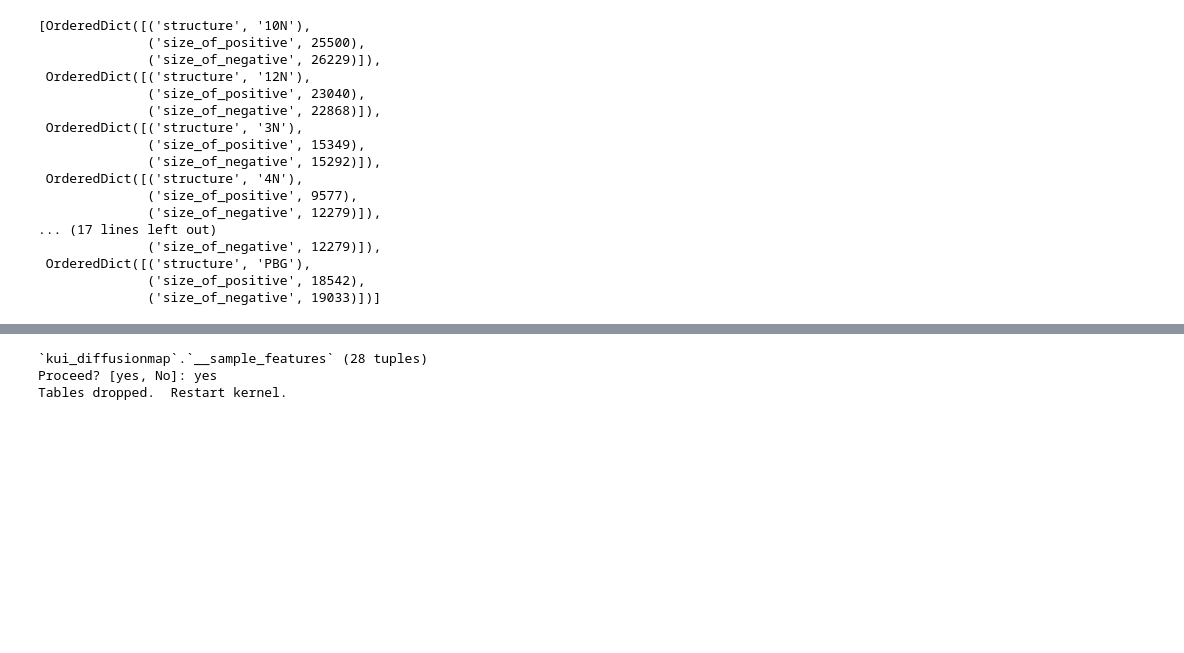
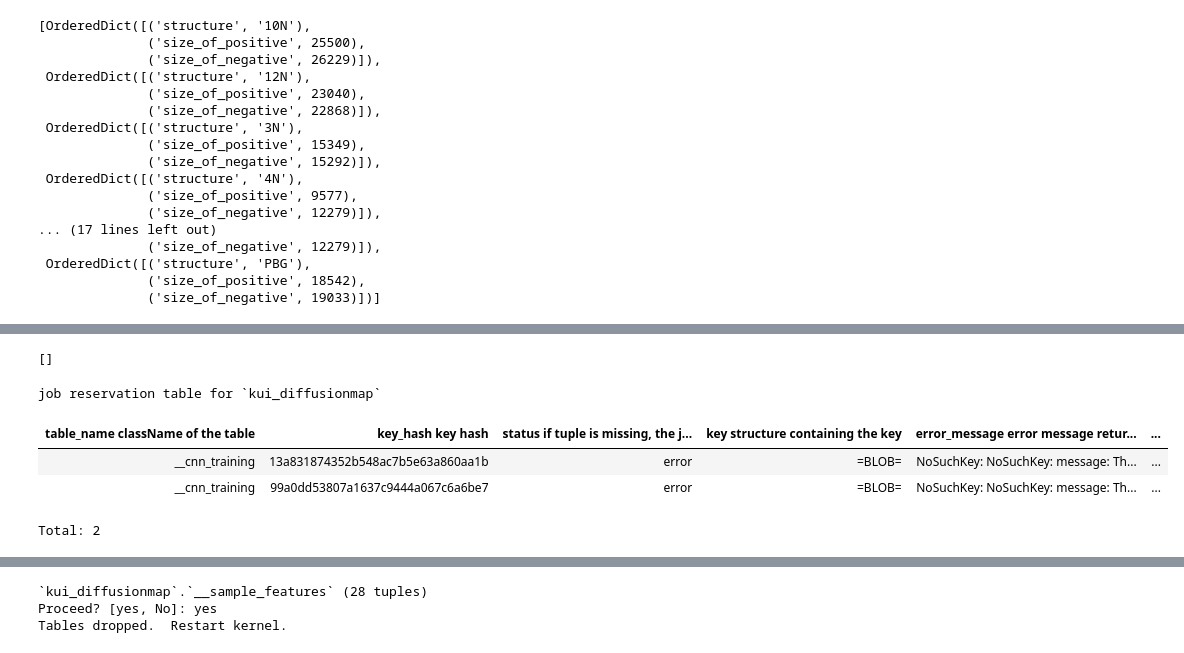
Before and after one commit to yoavfreund/shapeology_code, a Jupyter notebook: scripts/Cell_datajoint/PointCloudFeature.ipynb, the cells around one changed output, grey strips where cells are left out. Drawn from its saved outputs; the diff is of its cells as text; code cells hidden in the pictures; blank space fills up the shorter version.

```diff
--- a/scripts/Cell_datajoint/PointCloudFeature.ipynb
+++ b/scripts/Cell_datajoint/PointCloudFeature.ipynb
@@ -336,3 +349,15 @@ Total: 0
+# %%
+CnnTraining.fetch(as_dict=True)
+# %% [output]
+[]
+# %%
+(schema.jobs & 'status="error"' )
+# %% [output]
+job reservation table for `kui_diffusionmap`
+| table_name className of the table | key_hash key hash | status if tuple is missing, the j... | key structure containing the key | error_message error message retur... | ... |
+| __cnn_training | 13a831874352b548ac7b5e63a860aa1b | error | =BLOB= | NoSuchKey: NoSuchKey: message: Th... | ... |
+| __cnn_training | 99a0dd53807a1637c9444a067c6a6be7 | error | =BLOB= | NoSuchKey: NoSuchKey: message: Th... | ... |
+Total: 2
 # %%
 ! python Inception_datajoint.py 'local'
 # %% [output]
```
Also changed, not shown: parts of 4 cells of this notebook, 1 other file.
